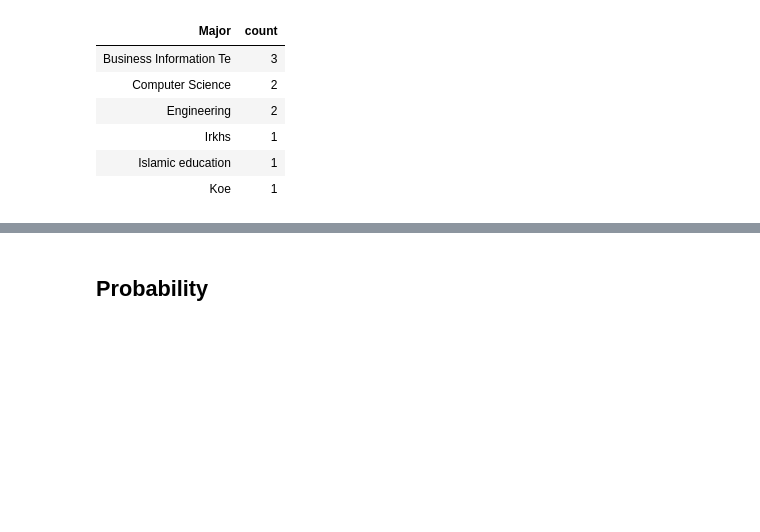
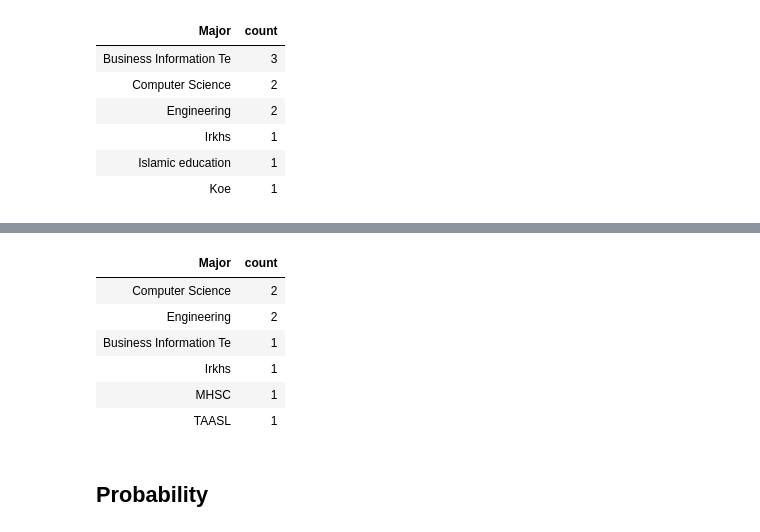
Before and after one commit to daveyloder/Temple-Code, a Jupyter notebook: SCTC 1013/Group Project/StudentHealth.ipynb, the cells around one changed output, grey strips where cells are left out. Cells and saved outputs as stored; diff of their text form; code cells hidden in the pictures; blank space fills up the shorter version.

```diff
--- a/SCTC 1013/Group Project/StudentHealth.ipynb
+++ b/SCTC 1013/Group Project/StudentHealth.ipynb
@@ -180,8 +175,8 @@ print("The total amount of female students that have reported they have depressi
 # %% [output]
 The total amount of female students that have reported they have depression is  25
 # %%
-male_students_panic_with_attacks = students_with_panic_attacks.where("Gender",are.equal_to("Male"))
-print("The total amount of male students that have reported they have depression is ", str(male_students_panic_with_attacks.num_rows))
+male_students_with_panic_attacks = students_with_panic_attacks.where("Gender",are.equal_to("Male"))
+print("The total amount of male students that have reported they have depression is ", str(male_students_with_panic_attacks.num_rows))
 # %% [output]
 The total amount of male students that have reported they have depression is  8
 # %% [markdown]
@@ -252,3 +262,13 @@ male_students_with_anxiety.group("Major").sort("count", descending=True)
+# %%
+male_students_with_panic_attacks.group("Major").sort("count", descending=True)
+# %% [output]
+| Major | count |
+| Computer Science | 2 |
+| Engineering | 2 |
+| Business Information Te | 1 |
+| Irkhs | 1 |
+| MHSC | 1 |
+| TAASL | 1 |
 # %% [markdown]
 ## Probability
 # %% [markdown]
```
Also changed, not shown: parts of 24 cells of this notebook.
